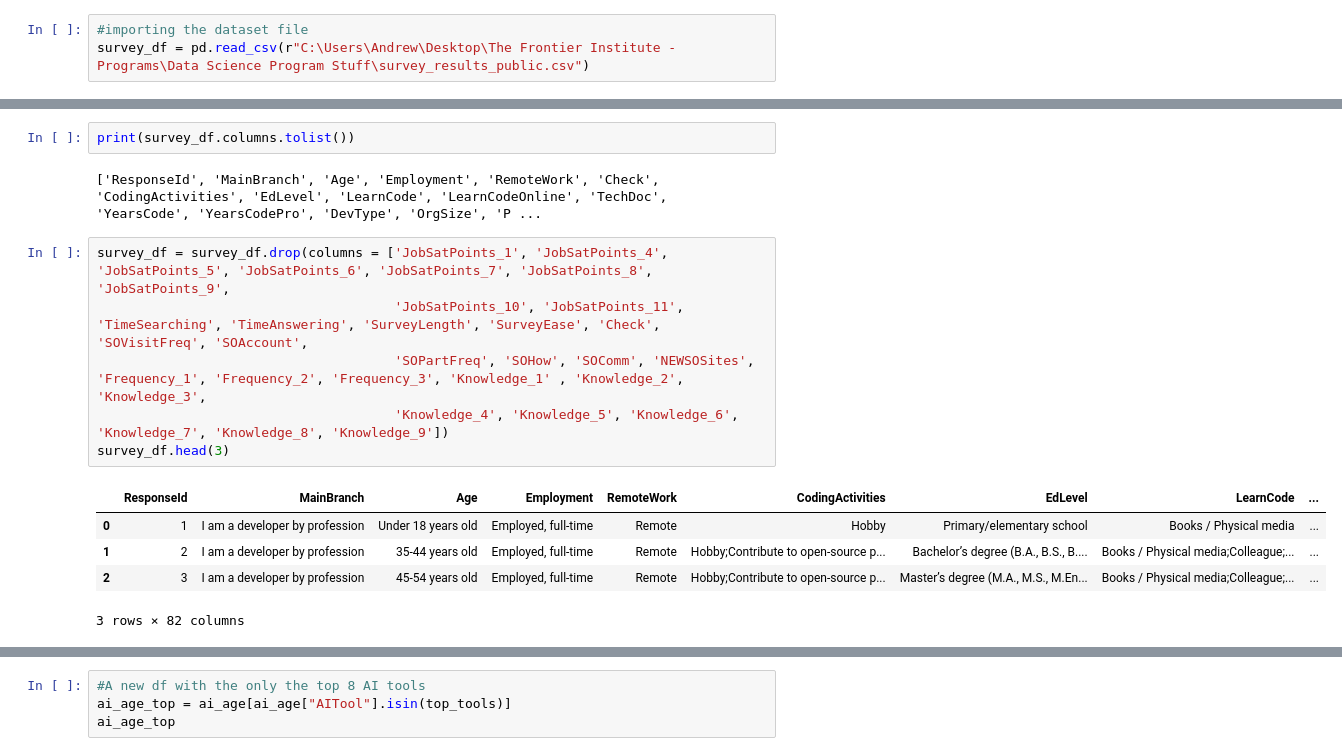
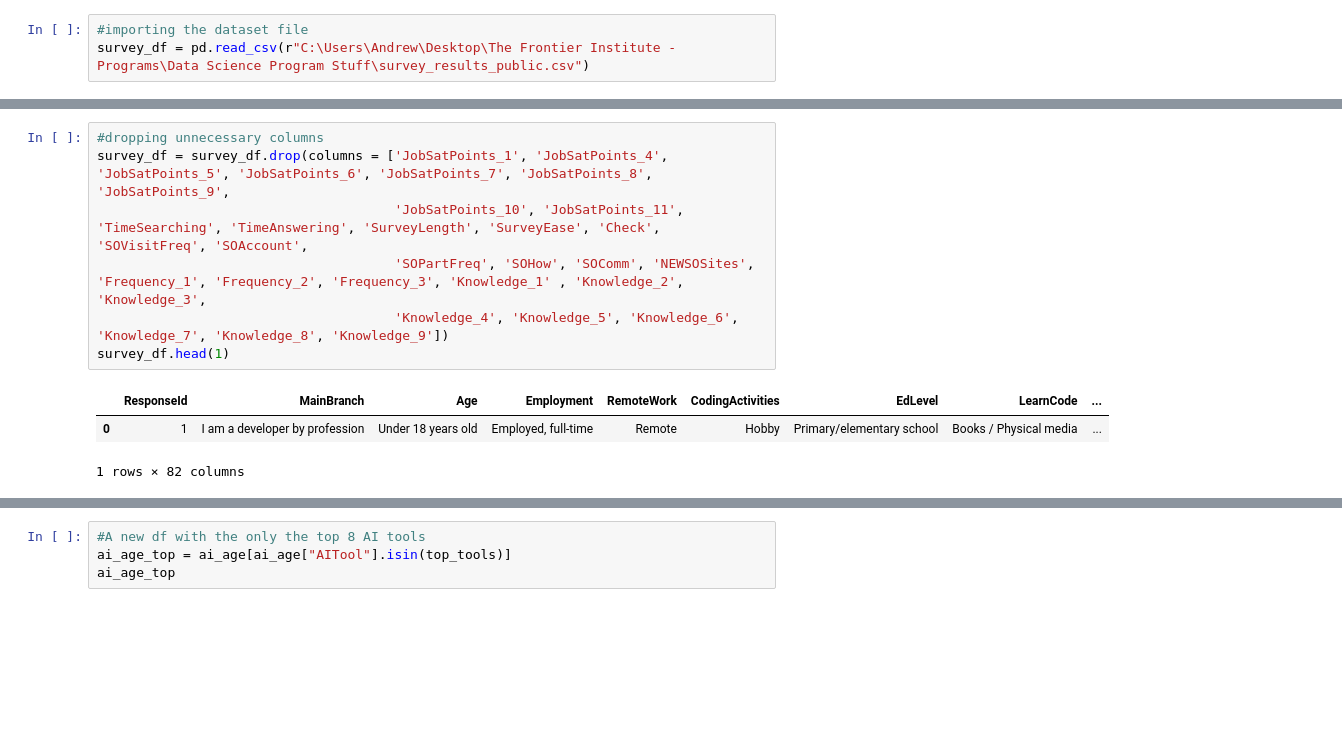
Before and after one commit to CodingExtraordinaire-7/Computer-Science-Survey, a Jupyter notebook: survey.ipynb, the cells around one changed output, grey strips where cells are left out. Drawn from its saved outputs; the diff is of its cells as text; blank space fills up the shorter version.

```diff
--- a/survey.ipynb
+++ b/survey.ipynb
@@ -18,19 +17,14 @@ survey_df["Age"].unique()
     '18-24 years old',    '25-34 years old',    '55-64 years old',
   'Prefer not to say',  '65 years or older']
 Length: 8, dtype: str
-# %%
-print(survey_df.columns.tolist())
-# %% [output]
-['ResponseId', 'MainBranch', 'Age', 'Employment', 'RemoteWork', 'Check', 'CodingActivities', 'EdLevel', 'LearnCode', 'LearnCodeOnline', 'TechDoc', 'YearsCode', 'YearsCodePro', 'DevType', 'OrgSize', 'P ...
 # %%
+#dropping unnecessary columns
 survey_df = survey_df.drop(columns = ['JobSatPoints_1', 'JobSatPoints_4', 'JobSatPoints_5', 'JobSatPoints_6', 'JobSatPoints_7', 'JobSatPoints_8', 'JobSatPoints_9',
                                       'JobSatPoints_10', 'JobSatPoints_11', 'TimeSearching', 'TimeAnswering', 'SurveyLength', 'SurveyEase', 'Check', 'SOVisitFreq', 'SOAccount',
                                       'SOPartFreq', 'SOHow', 'SOComm', 'NEWSOSites', 'Frequency_1', 'Frequency_2', 'Frequency_3', 'Knowledge_1' , 'Knowledge_2', 'Knowledge_3',
                                       'Knowledge_4', 'Knowledge_5', 'Knowledge_6', 'Knowledge_7', 'Knowledge_8', 'Knowledge_9'])
-survey_df.head(3)
+survey_df.head(1)
 # %% [output]
 |  | ResponseId | MainBranch | Age | Employment | RemoteWork | CodingActivities | EdLevel | LearnCode | ... |
 | 0 | 1 | I am a developer by profession | Under 18 years old | Employed, full-time | Remote | Hobby | Primary/elementary school | Books / Physical media | ... |
-| 1 | 2 | I am a developer by profession | 35-44 years old | Employed, full-time | Remote | Hobby;Contribute to open-source p... | Bachelor’s degree (B.A., B.S., B.... | Books / Physical media;Colleague;... | ... |
-| 2 | 3 | I am a developer by profession | 45-54 years old | Employed, full-time | Remote | Hobby;Contribute to open-source p... | Master’s degree (M.A., M.S., M.En... | Books / Physical media;Colleague;... | ... |
-3 rows × 82 columns
+1 rows × 82 columns
```
Also changed, not shown: parts of 29 cells of this notebook.
